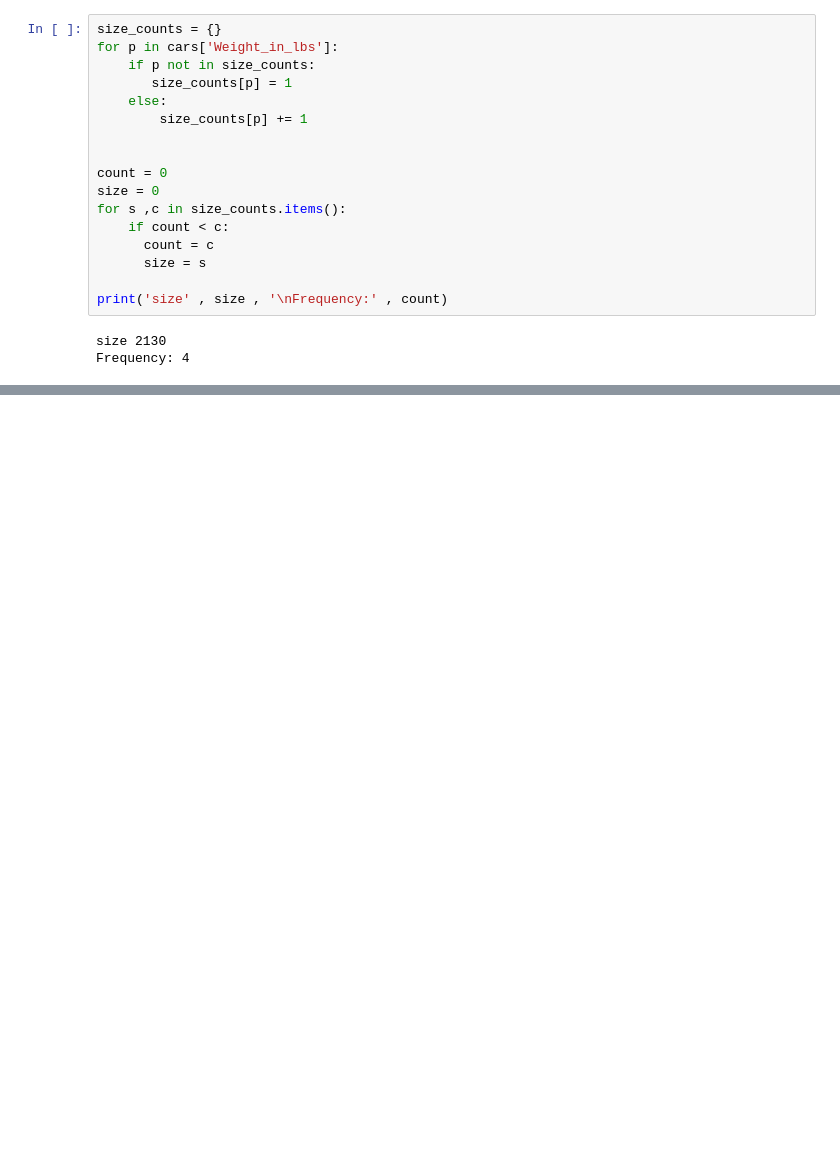
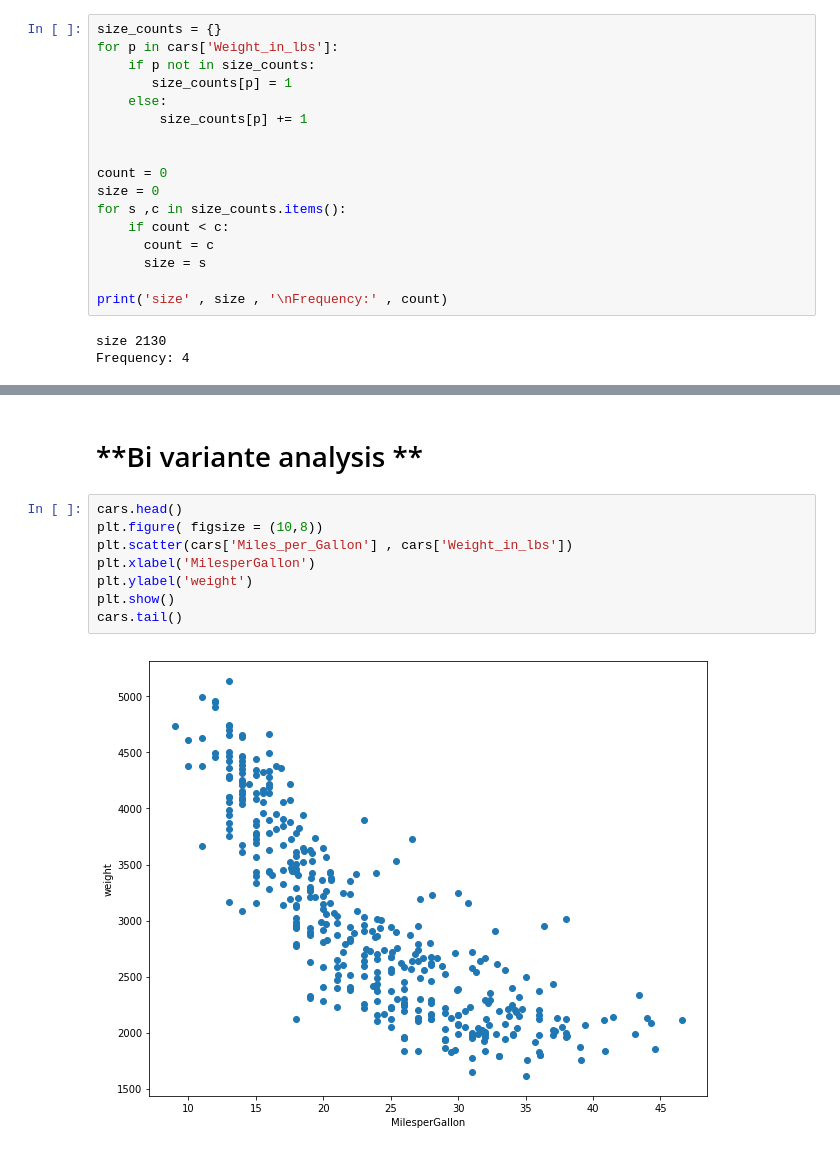
Before and after one commit to ragalaa/Directory, a Jupyter notebook: Untitled2.ipynb, the cells around one changed output, grey strips where cells are left out. Cells and saved outputs as stored; diff of their text form; blank space fills up the shorter version.

```diff
--- a/Untitled2.ipynb
+++ b/Untitled2.ipynb
@@ -36,0 +96,12 @@ Frequency: 4
+# %% [markdown]
+# **Bi variante analysis **
+# %%
+cars.head()
+plt.figure( figsize = (10,8))
+plt.scatter(cars['Miles_per_Gallon'] , cars['Weight_in_lbs'])
+plt.xlabel('MilesperGallon')
+plt.ylabel('weight')
+plt.show()
+cars.tail()
+# %% [output]
+[figure, added]
```
Also changed, not shown: parts of 17 cells of this notebook.
